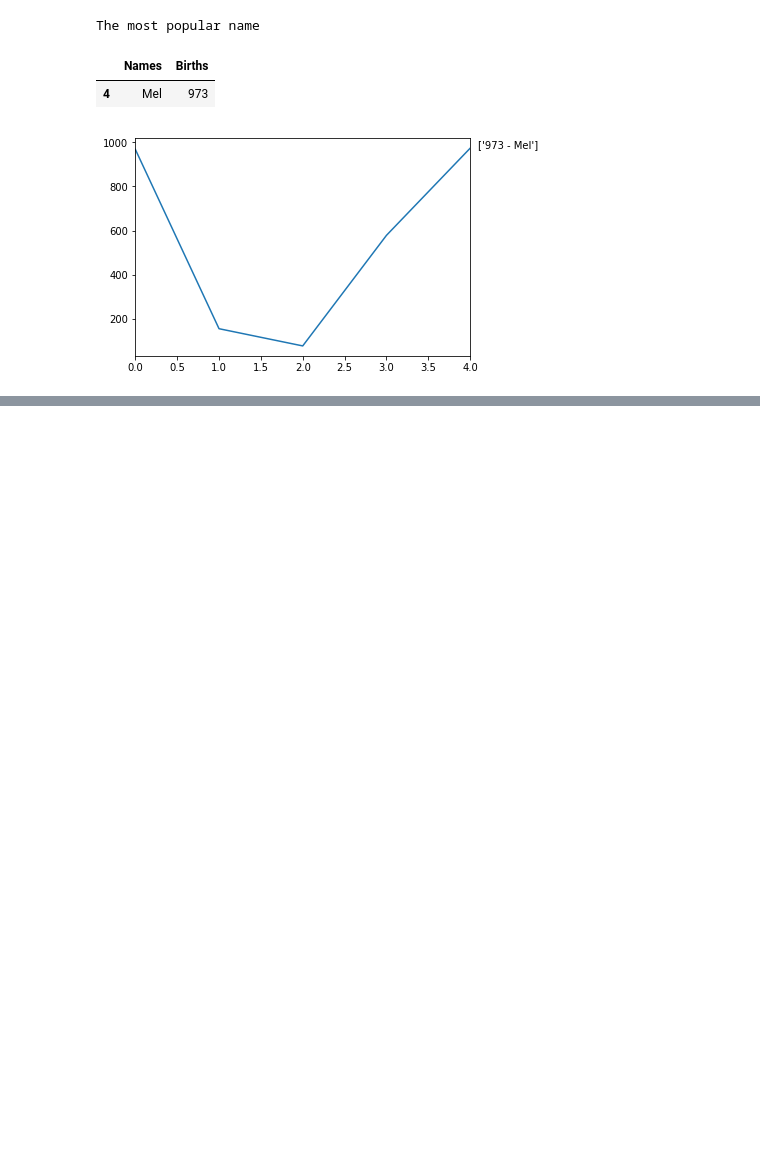
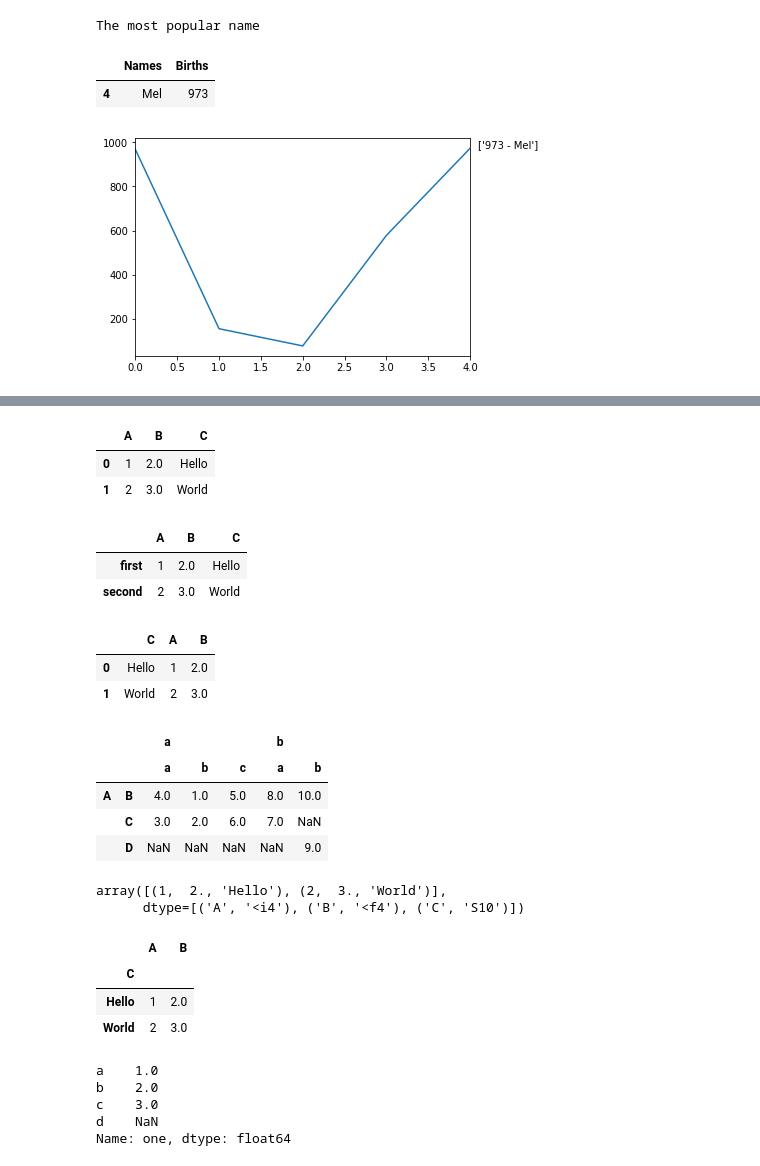
Before and after one commit to claudehotline/Numerical-Analysis, a Jupyter notebook: Python-Pandas.ipynb, the cells around one changed output, grey strips where cells are left out. Cells and saved outputs as stored; diff of their text form; code cells hidden in the pictures; blank space fills up the shorter version.

```diff
--- a/Python-Pandas.ipynb
+++ b/Python-Pandas.ipynb
@@ -103,0 +152,56 @@ The most popular name
+# %%
+# From structured or record array
+data = np.zeros((2,), dtype=[('A', 'i4'), ('B', 'f4'), ('C', 'a10')])
+data[:] = [(1, 2., 'Hello'), (2, 3., "World")]
+pd.DataFrame(data)
+# %% [output]
+|  | A | B | C |
+| 0 | 1 | 2.0 | Hello |
+| 1 | 2 | 3.0 | World |
+# %%
+pd.DataFrame(data, index=['first', 'second'])
+# %% [output]
+|  | A | B | C |
+| first | 1 | 2.0 | Hello |
+| second | 2 | 3.0 | World |
+# %%
+pd.DataFrame(data, columns=['C', 'A', 'B'])
+# %% [output]
+|  | C | A | B |
+| 0 | Hello | 1 | 2.0 |
+| 1 | World | 2 | 3.0 |
+# %%
+# From a dict of tuples
+# multi-incexed frame
+pd.DataFrame({('a', 'b'): {('A', 'B'): 1, ('A', 'C'): 2},
+              ('a', 'a'): {('A', 'C'): 3, ('A', 'B'): 4},
+              ('a', 'c'): {('A', 'B'): 5, ('A', 'C'): 6},
+              ('b', 'a'): {('A', 'C'): 7, ('A', 'B'): 8},
+              ('b', 'b'): {('A', 'D'): 9, ('A', 'B'): 10}})
+# %% [output]
+|  |  | a |  |  | b |  |
+|  |  | a | b | c | a | b |
+| A | B | 4.0 | 1.0 | 5.0 | 8.0 | 10.0 |
+|  | C | 3.0 | 2.0 | 6.0 | 7.0 | NaN |
+|  | D | NaN | NaN | NaN | NaN | 9.0 |
+# %%
+data
+# %% [output]
+array([(1,  2., 'Hello'), (2,  3., 'World')],
+      dtype=[('A', '<i4'), ('B', '<f4'), ('C', 'S10')])
+# %%
+# Using DataFrame.from_records
+pd.DataFrame.from_records(data, index='C')
+# %% [output]
+|  | A | B |
+| C |  |  |
+| Hello | 1 | 2.0 |
+| World | 2 | 3.0 |
+# %%
+df['one']
+# %% [output]
+a    1.0
+b    2.0
+c    3.0
+d    NaN
+Name: one, dtype: float64
```
Also changed, not shown: parts of 7 cells of this notebook.
